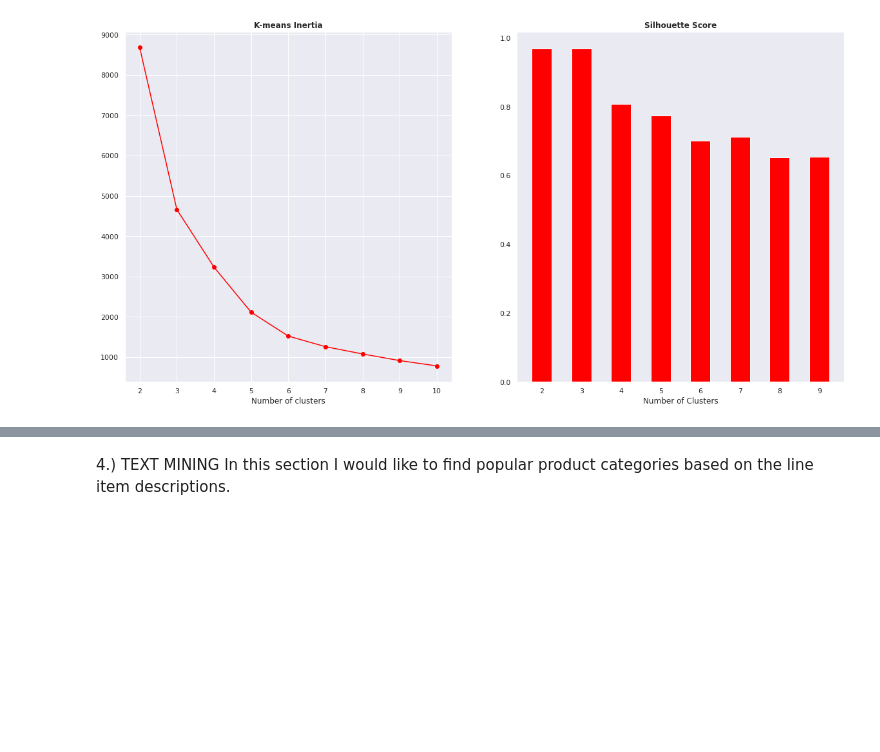
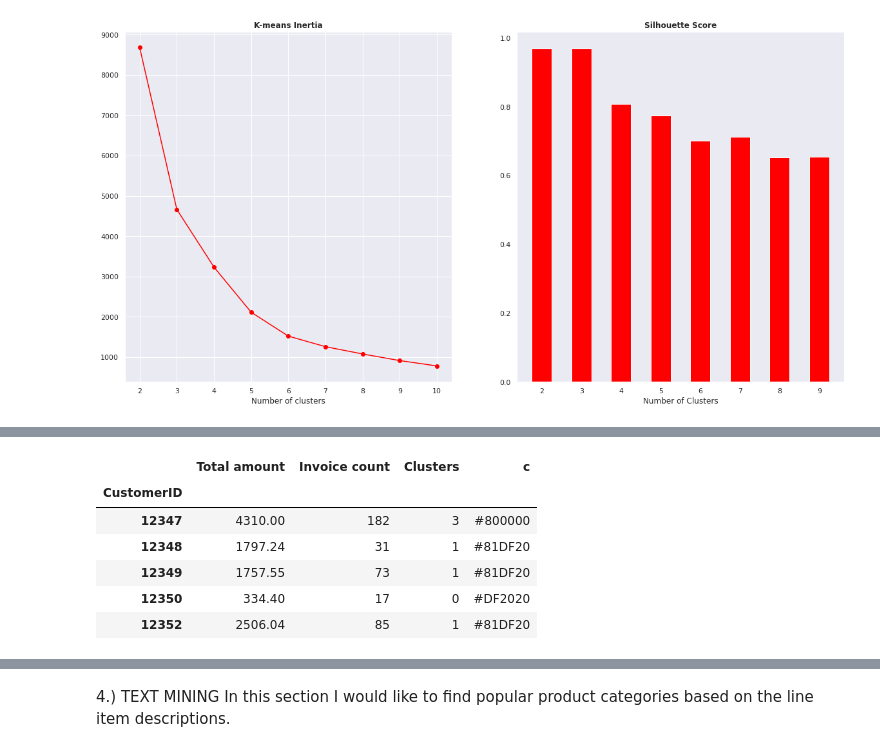
Before and after one commit to vbanai/ML-Technics-in-Retail, a Jupyter notebook: Comprehensive_ecommerce_analysis.ipynb, the cells around one changed output, grey strips where cells are left out. Saved outputs shown, nothing was run; the diff lists cells and outputs as text; code cells hidden in the pictures; blank space fills up the shorter version.

```diff
--- a/Comprehensive_ecommerce_analysis.ipynb
+++ b/Comprehensive_ecommerce_analysis.ipynb
@@ -825,0 +833,10 @@ Text(0.5, 1.0, 'Segmenting the full dataset with high outlier values')
+# %%
+underonethousand_c.head()
+# %% [output]
+|  | Total amount | Invoice count | Clusters | c |
+| CustomerID |  |  |  |  |
+| 12347 | 4310.00 | 182 | 3 | #800000 |
+| 12348 | 1797.24 | 31 | 1 | #81DF20 |
+| 12349 | 1757.55 | 73 | 1 | #81DF20 |
+| 12350 | 334.40 | 17 | 0 | #DF2020 |
+| 12352 | 2506.04 | 85 | 1 | #81DF20 |
```
Also changed, not shown: parts of 9 cells of this notebook.
